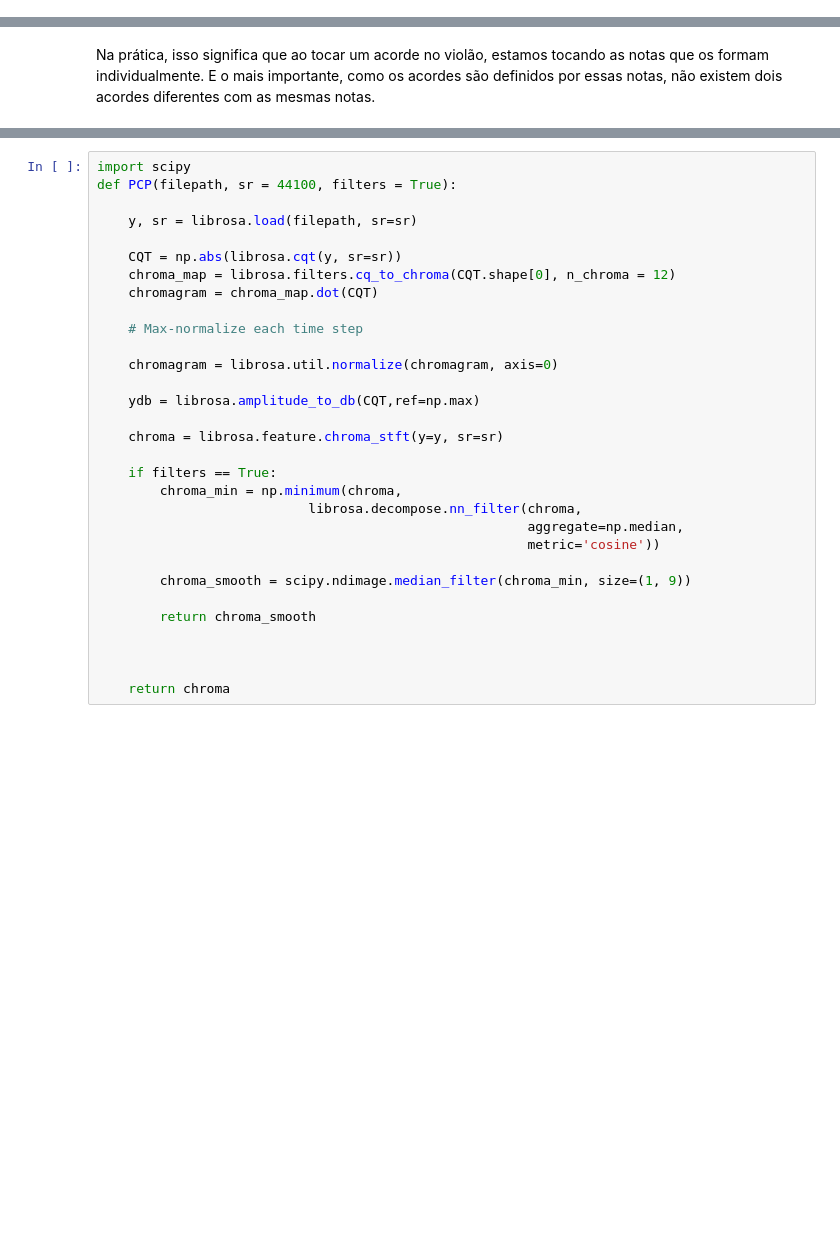
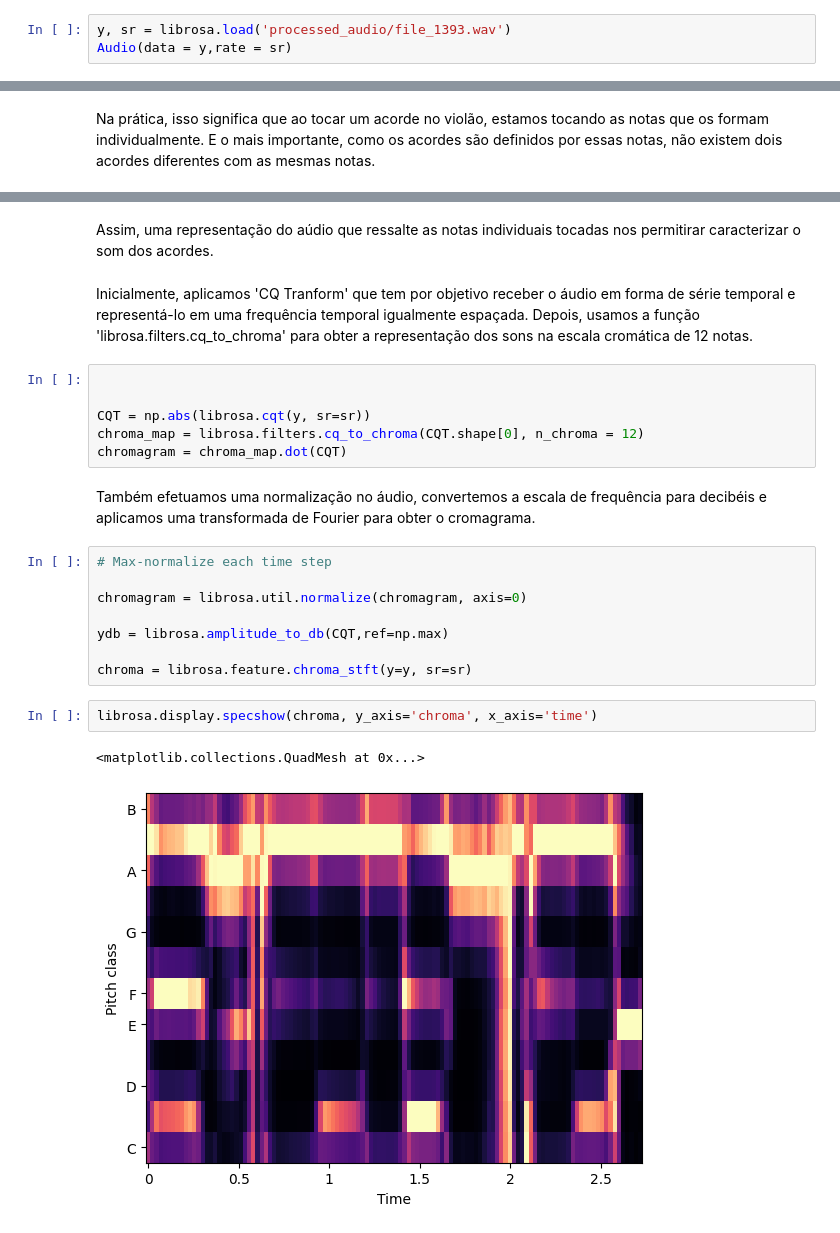
Before and after one commit to derSchmetterling/chord_recognition, a Jupyter notebook: project_notebook.ipynb, the cells around one changed output, grey strips where cells are left out. Saved outputs shown, nothing was run; the diff lists cells and outputs as text; blank space fills up the shorter version.

```diff
--- a/project_notebook.ipynb
+++ b/project_notebook.ipynb
@@ -74,0 +77,3 @@ Obs: utilizamos apenas os arquivos definidos como comp, nos quais os músicos to
+# %%
+y, sr = librosa.load('processed_audio/file_1393.wav')
+Audio(data = y,rate = sr)
@@ -134,31 +141,25 @@ Assim, uma representação do aúdio que ressalte as notas individuais
+# %% [markdown]
+Assim, uma representação do aúdio que ressalte as notas individuais tocadas nos permitirar caracterizar o som dos acordes.
+# %% [markdown]
+Inicialmente, aplicamos 'CQ Tranform' que tem por objetivo receber o áudio em forma de série temporal e representá-lo em uma frequência temporal igualmente espaçada. Depois, usamos a função 'librosa.filters.cq_to_chroma' para obter a representação dos sons na escala cromática de 12 notas.
+# %%
+
+
+CQT = np.abs(librosa.cqt(y, sr=sr))
+chroma_map = librosa.filters.cq_to_chroma(CQT.shape[0], n_chroma = 12)
+chromagram = chroma_map.dot(CQT)
+# %% [markdown]
+Também efetuamos uma normalização no áudio, convertemos a escala de frequência para decibéis e aplicamos uma transformada de Fourier para obter o cromagrama.
 # %%
-import scipy
-def PCP(filepath, sr = 44100, filters = True):
+# Max-normalize each time step
 
-    y, sr = librosa.load(filepath, sr=sr)
+chromagram = librosa.util.normalize(chromagram, axis=0)
 
-    CQT = np.abs(librosa.cqt(y, sr=sr))
-    chroma_map = librosa.filters.cq_to_chroma(CQT.shape[0], n_chroma = 12)
-    chromagram = chroma_map.dot(CQT)
+ydb = librosa.amplitude_to_db(CQT,ref=np.max)
 
-    # Max-normalize each time step
-
-    chromagram = librosa.util.normalize(chromagram, axis=0)
-
-    ydb = librosa.amplitude_to_db(CQT,ref=np.max)
-
-    chroma = librosa.feature.chroma_stft(y=y, sr=sr)
-
-    if filters == True:
-        chroma_min = np.minimum(chroma,
-                           librosa.decompose.nn_filter(chroma,
-                                                       aggregate=np.median,
-                                                       metric='cosine'))
-
-        chroma_smooth = scipy.ndimage.median_filter(chroma_min, size=(1, 9))
-
-        return chroma_smooth
-
-
-
-    return chroma
+chroma = librosa.feature.chroma_stft(y=y, sr=sr)
+# %%
+librosa.display.specshow(chroma, y_axis='chroma', x_axis='time')
+# %% [output]
+<matplotlib.collections.QuadMesh at 0x...>
+[figure, added]
```
Also changed, not shown: parts of 17 cells of this notebook, 1 other file.
